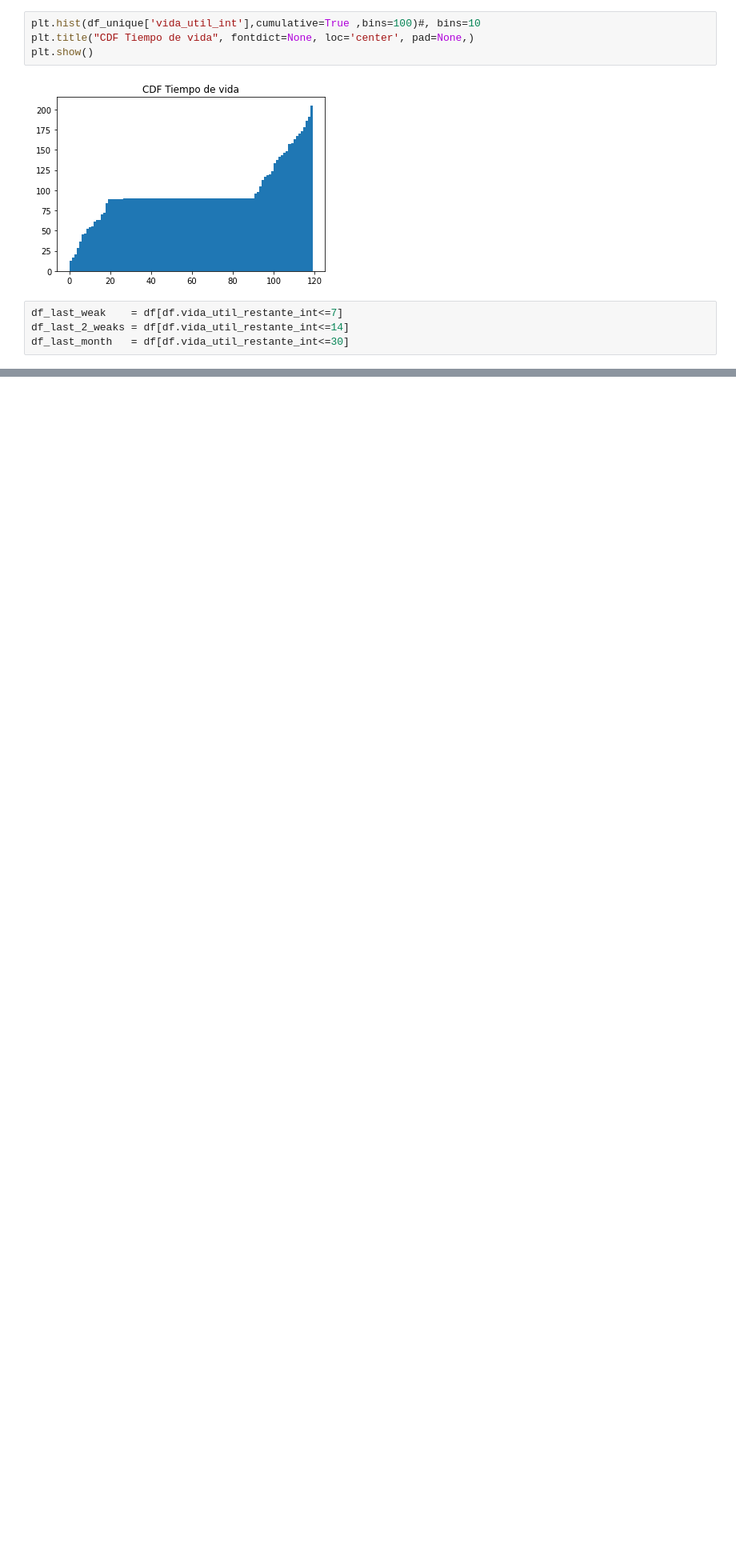
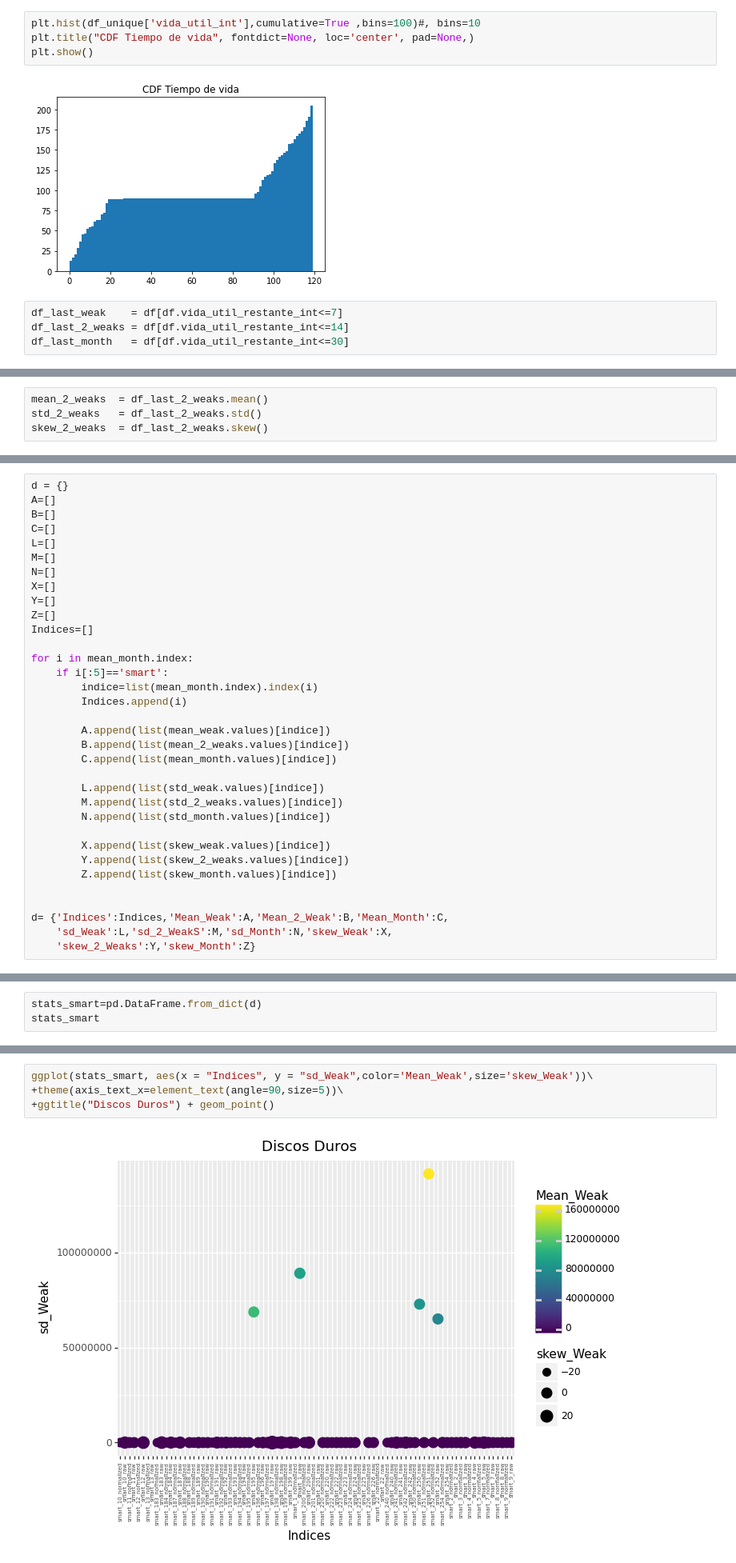
Before and after one commit to MIIIO2020/Prueba_2_AP, a Jupyter notebook: Python/Mati.ipynb, the cells around one changed output, grey strips where cells are left out. Shown at 80% size. Cells and saved outputs as stored; diff of their text form; blank space fills up the shorter version.

```diff
--- a/Python/Mati.ipynb
+++ b/Python/Mati.ipynb
@@ -183 +144,5 @@ describe_month
+# %%
+mean_2_weaks  = df_last_2_weaks.mean()
+std_2_weaks   = df_last_2_weaks.std()
+skew_2_weaks  = df_last_2_weaks.skew()
 # %%
@@ -227,0 +152,34 @@ vida_
+# %%
+d = {}
+A=[]
+B=[]
+C=[]
+L=[]
+M=[]
+N=[]
+X=[]
+Y=[]
+Z=[]
+Indices=[]
+
+for i in mean_month.index:
+    if i[:5]=='smart':
+        indice=list(mean_month.index).index(i)
+        Indices.append(i)
+
+        A.append(list(mean_weak.values)[indice])
+        B.append(list(mean_2_weaks.values)[indice])
+        C.append(list(mean_month.values)[indice])
+
+        L.append(list(std_weak.values)[indice])
+        M.append(list(std_2_weaks.values)[indice])
+        N.append(list(std_month.values)[indice])
+
+        X.append(list(skew_weak.values)[indice])
+        Y.append(list(skew_2_weaks.values)[indice])
+        Z.append(list(skew_month.values)[indice])
+
+
+d= {'Indices':Indices,'Mean_Weak':A,'Mean_2_Weak':B,'Mean_Month':C,
+    'sd_Weak':L,'sd_2_WeakS':M,'sd_Month':N,'skew_Weak':X,
+    'skew_2_Weaks':Y,'skew_Month':Z}
@@ -227,0 +190,3 @@ vida_
+# %%
+stats_smart=pd.DataFrame.from_dict(d)
+stats_smart
@@ -227,0 +207,6 @@ vida_
+# %%
+ggplot(stats_smart, aes(x = "Indices", y = "sd_Weak",color='Mean_Weak',size='skew_Weak'))\
++theme(axis_text_x=element_text(angle=90,size=5))\
++ggtitle("Discos Duros") + geom_point()
+# %% [output]
+[figure, added]
```
Also changed, not shown: parts of 20 cells of this notebook.
